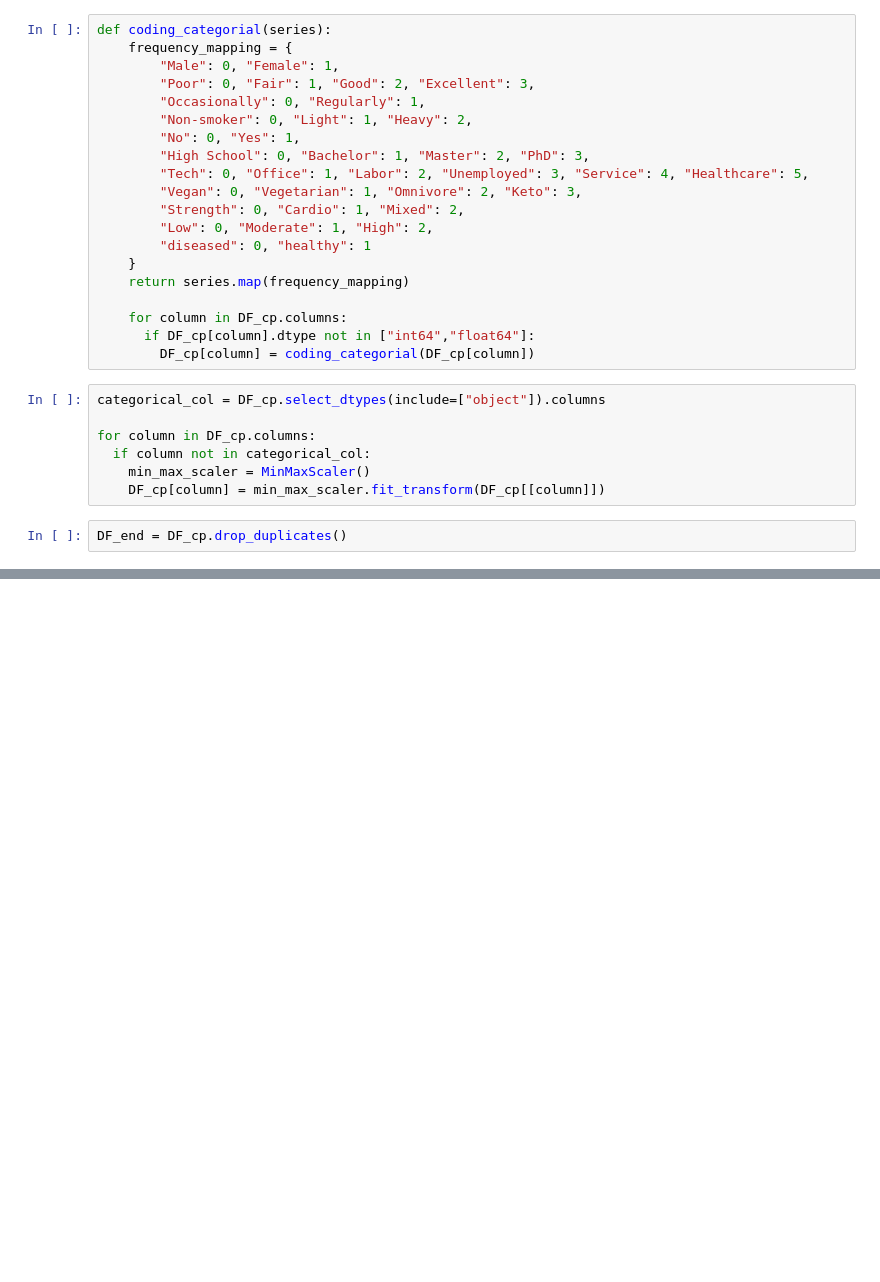
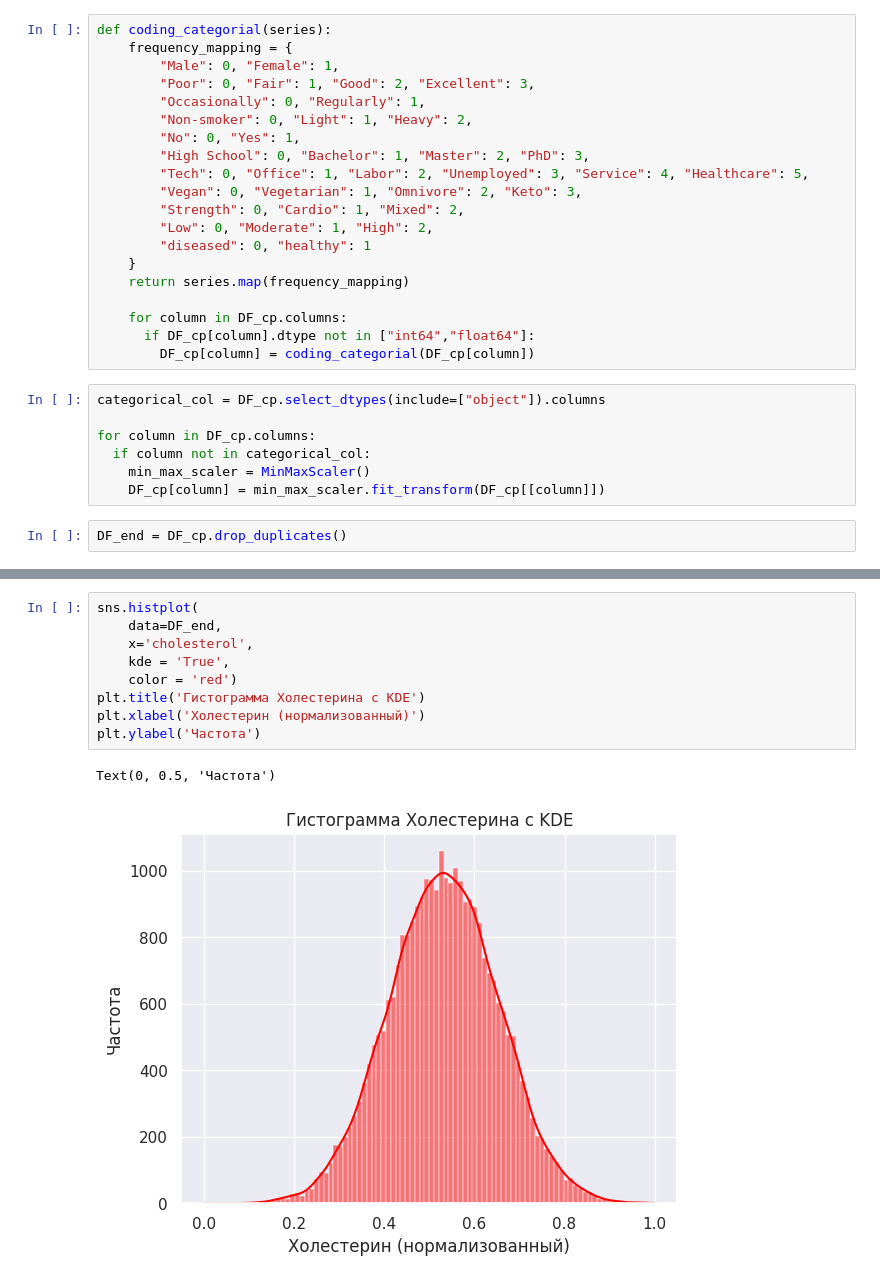
Before and after one commit to brick1ng5654/course-3, a Jupyter notebook: boml/lab1/main.ipynb, the cells around one changed output, grey strips where cells are left out. Cells and saved outputs as stored; diff of their text form; blank space fills up the shorter version.

```diff
--- a/boml/lab1/main.ipynb
+++ b/boml/lab1/main.ipynb
@@ -120,0 +175,12 @@ DF_end = DF_cp.drop_duplicates()
+# %%
+sns.histplot(
+    data=DF_end,
+    x='cholesterol',
+    kde = 'True',
+    color = 'red')
+plt.title('Гистограмма Холестерина с KDE')
+plt.xlabel('Холестерин (нормализованный)')
+plt.ylabel('Частота')
+# %% [output]
+Text(0, 0.5, 'Частота')
+[figure, added]
```
Also changed, not shown: parts of 12 cells of this notebook, 2 other files.
